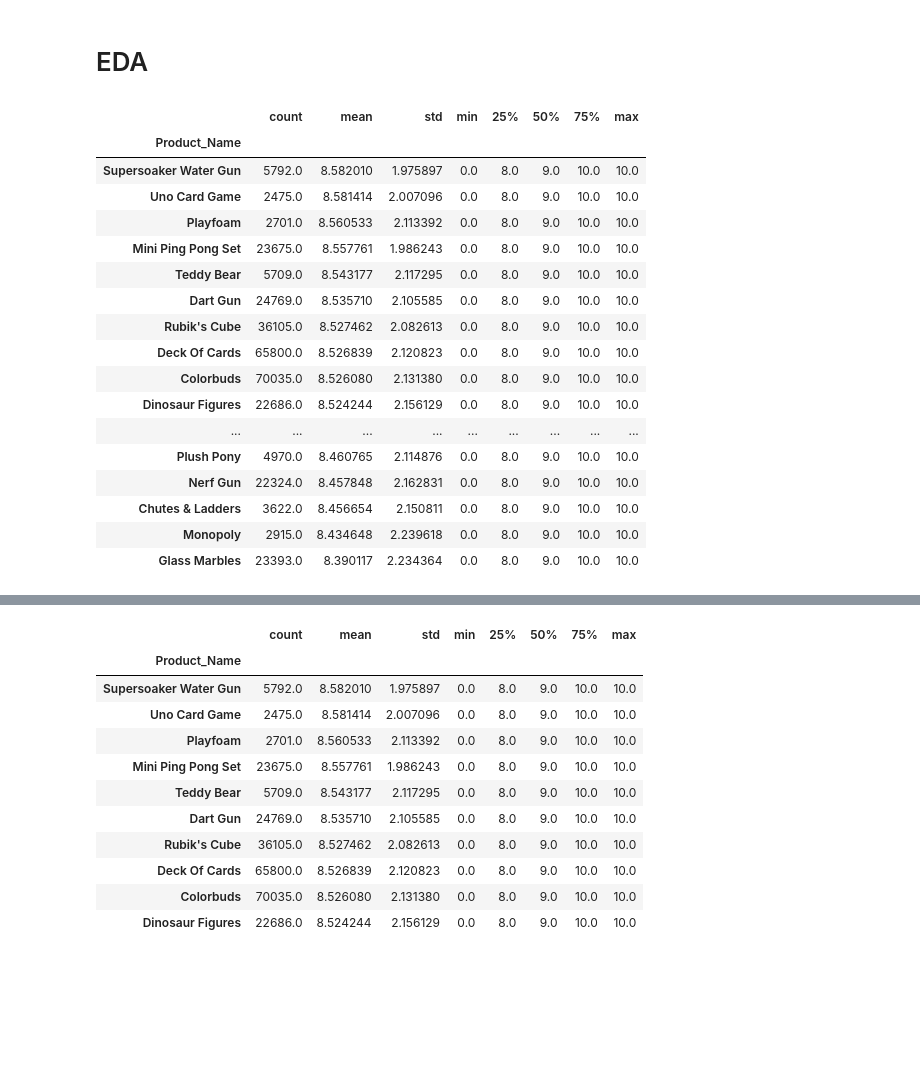
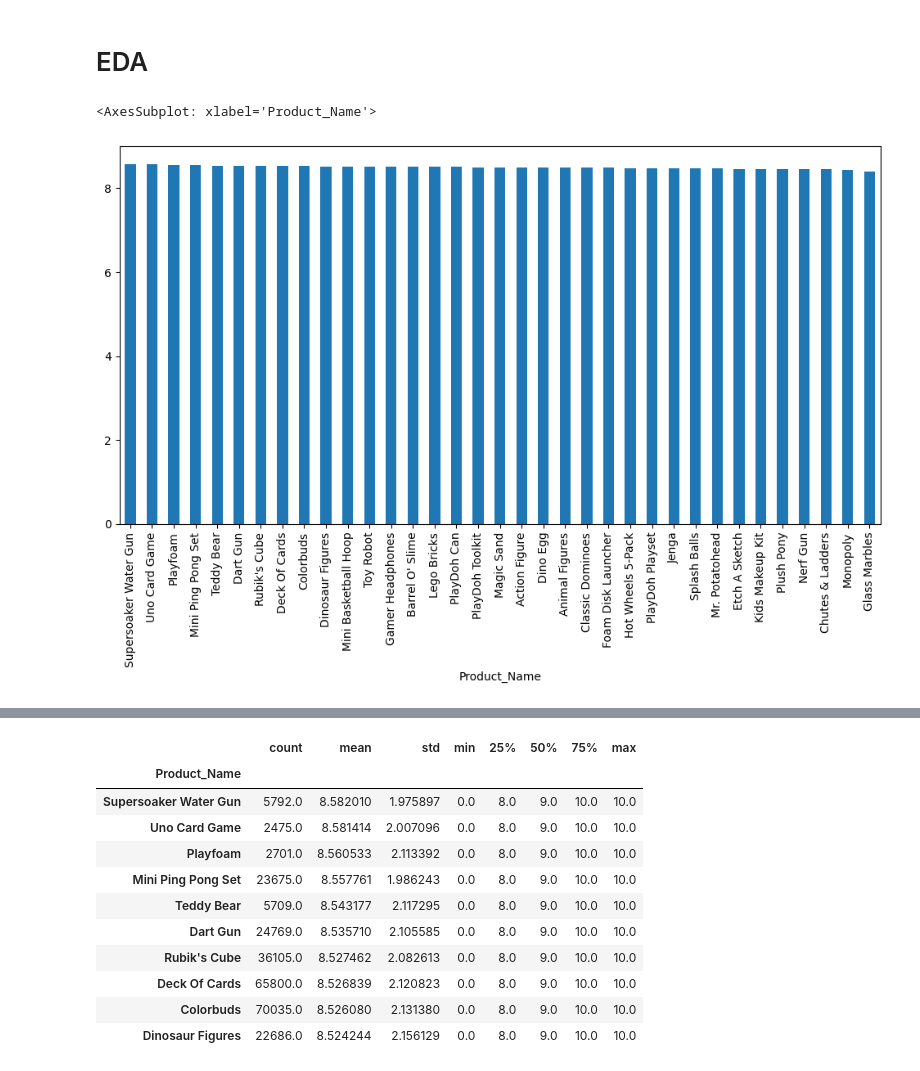
Before and after one commit to tianlan8/maven_toys_analysis, a Jupyter notebook: Maven_Toys_Data_Analysis.ipynb, the cells around one changed output, grey strips where cells are left out. Drawn from its saved outputs; the diff is of its cells as text; code cells hidden in the pictures; blank space fills up the shorter version.

```diff
--- a/Maven_Toys_Data_Analysis.ipynb
+++ b/Maven_Toys_Data_Analysis.ipynb
@@ -171,23 +171,7 @@ maven_df.head()
 # EDA
 # %%
 # Find the top 10 products with the highest customer satisfaction
-maven_df.groupby('Product_Name')['Customer_Satisfaction'].describe().sort_values(by='mean',ascending=False)
+maven_df.groupby('Product_Name')['Customer_Satisfaction'].mean().sort_values(ascending=False).plot(kind='bar', figsize=(12, 6))
 # %% [output]
-|  | count | mean | std | min | 25% | 50% | 75% | max |
-| Product_Name |  |  |  |  |  |  |  |  |
-| Supersoaker Water Gun | 5792.0 | 8.582010 | 1.975897 | 0.0 | 8.0 | 9.0 | 10.0 | 10.0 |
-| Uno Card Game | 2475.0 | 8.581414 | 2.007096 | 0.0 | 8.0 | 9.0 | 10.0 | 10.0 |
-| Playfoam | 2701.0 | 8.560533 | 2.113392 | 0.0 | 8.0 | 9.0 | 10.0 | 10.0 |
-| Mini Ping Pong Set | 23675.0 | 8.557761 | 1.986243 | 0.0 | 8.0 | 9.0 | 10.0 | 10.0 |
-| Teddy Bear | 5709.0 | 8.543177 | 2.117295 | 0.0 | 8.0 | 9.0 | 10.0 | 10.0 |
-| Dart Gun | 24769.0 | 8.535710 | 2.105585 | 0.0 | 8.0 | 9.0 | 10.0 | 10.0 |
-| Rubik's Cube | 36105.0 | 8.527462 | 2.082613 | 0.0 | 8.0 | 9.0 | 10.0 | 10.0 |
-| Deck Of Cards | 65800.0 | 8.526839 | 2.120823 | 0.0 | 8.0 | 9.0 | 10.0 | 10.0 |
-| Colorbuds | 70035.0 | 8.526080 | 2.131380 | 0.0 | 8.0 | 9.0 | 10.0 | 10.0 |
-| Dinosaur Figures | 22686.0 | 8.524244 | 2.156129 | 0.0 | 8.0 | 9.0 | 10.0 | 10.0 |
-| ... | ... | ... | ... | ... | ... | ... | ... | ... |
-| Plush Pony | 4970.0 | 8.460765 | 2.114876 | 0.0 | 8.0 | 9.0 | 10.0 | 10.0 |
-| Nerf Gun | 22324.0 | 8.457848 | 2.162831 | 0.0 | 8.0 | 9.0 | 10.0 | 10.0 |
-| Chutes & Ladders | 3622.0 | 8.456654 | 2.150811 | 0.0 | 8.0 | 9.0 | 10.0 | 10.0 |
-| Monopoly | 2915.0 | 8.434648 | 2.239618 | 0.0 | 8.0 | 9.0 | 10.0 | 10.0 |
-| Glass Marbles | 23393.0 | 8.390117 | 2.234364 | 0.0 | 8.0 | 9.0 | 10.0 | 10.0 |
+<AxesSubplot: xlabel='Product_Name'>
+[figure, added]
```
Also changed, not shown: parts of 15 cells of this notebook.
